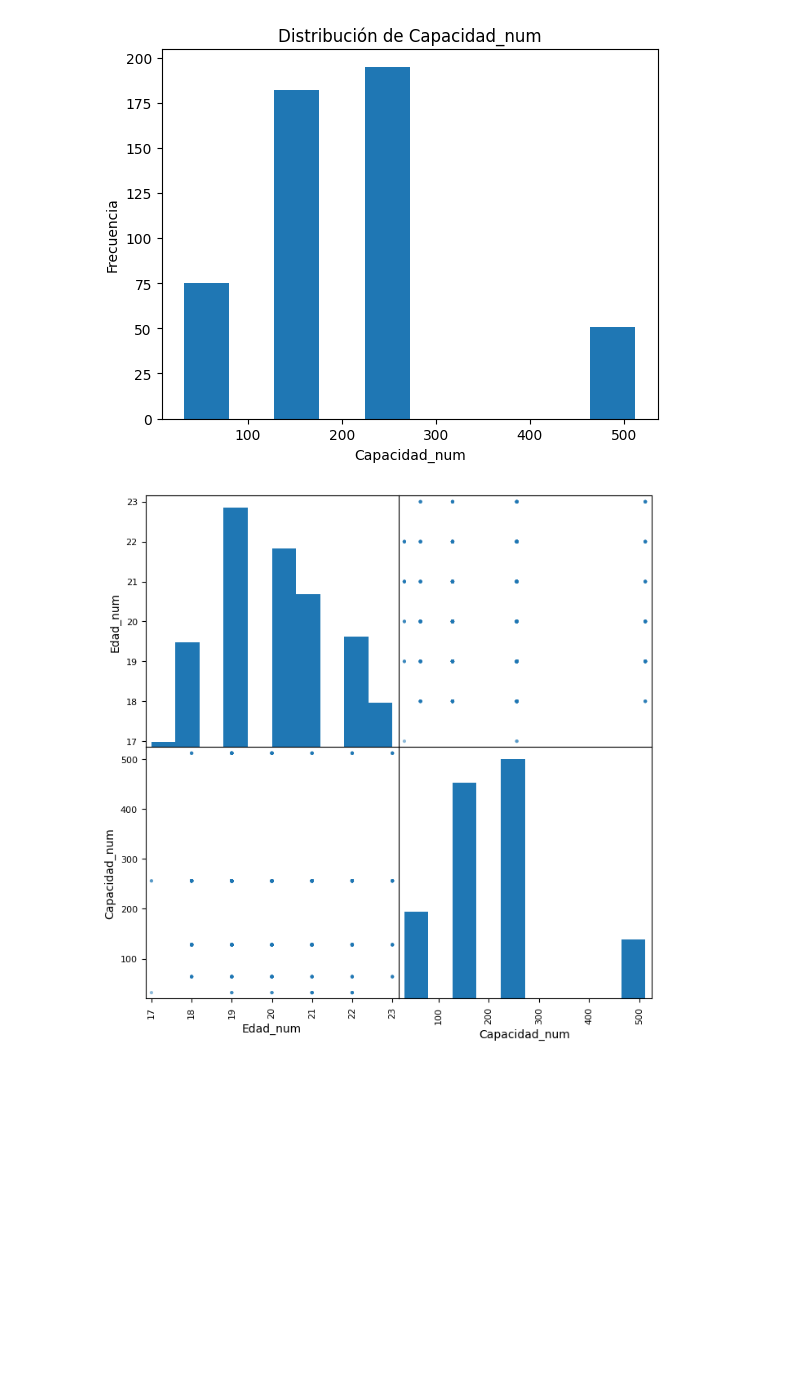
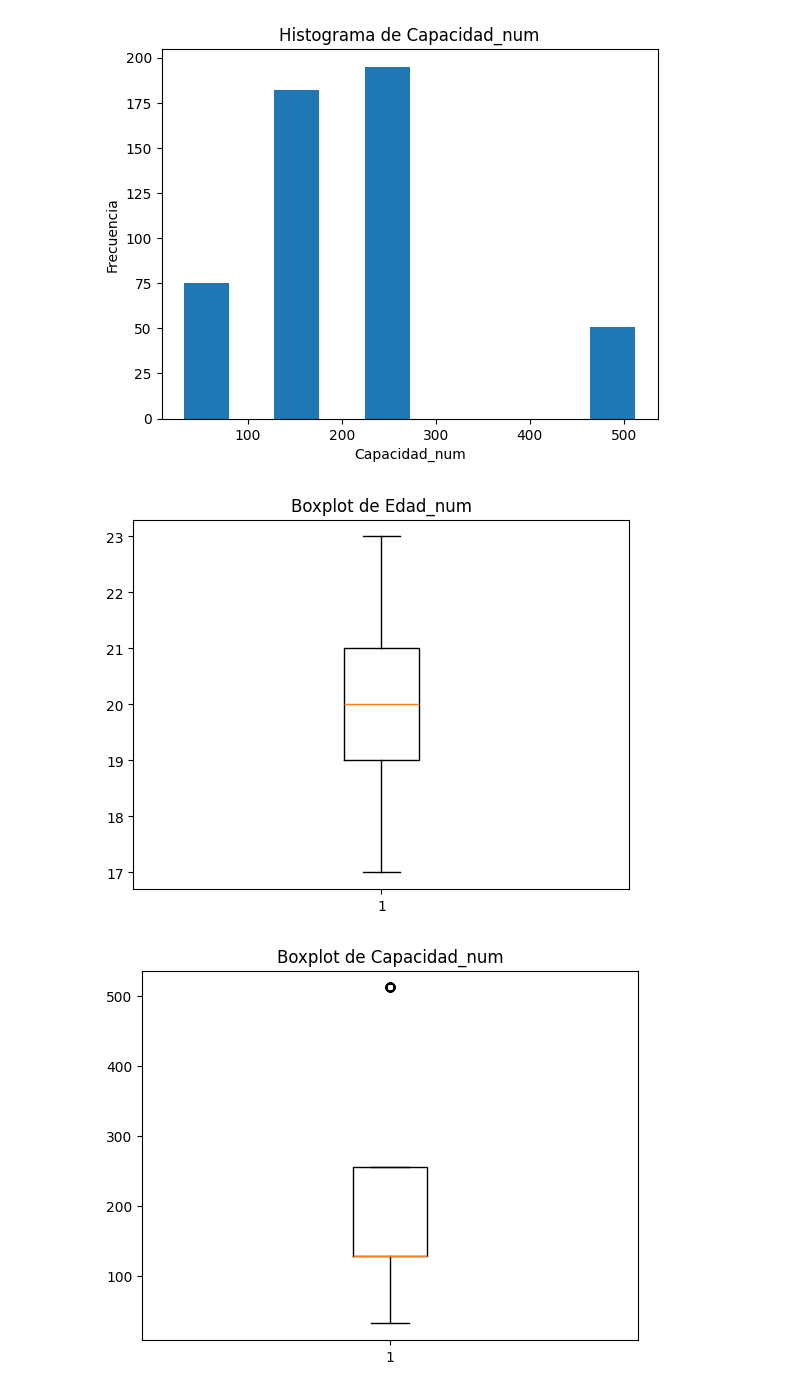
Before and after one commit to diegogh1002/Estadistica, a Jupyter notebook: limpieza.ipynb, the cells around one changed output. Cells and saved outputs as stored; diff of their text form; code cells hidden in the pictures; blank space fills up the shorter version.

```diff
--- a/limpieza.ipynb
+++ b/limpieza.ipynb
@@ -178,13 +103,0 @@ estadisticos
-# %%
-for col in df.columns:
-    print(f"\n===== {col} =====")
-
-    conteo = df[col].value_counts(dropna=False)
-    porcentaje = df[col].value_counts(normalize=True, dropna=False) * 100
-
-    resumen = pd.DataFrame({
-        "Cantidad": conteo,
-        "Porcentaje (%)": porcentaje
-    })
-
-    print(resumen)
@@ -256,15 +105,19 @@ num_df = df[["Edad_num", "Capacidad_num"]]
 for col in num_df.columns:
     plt.figure()
     plt.hist(num_df[col].dropna(), bins=10)
-    plt.title(f"Distribución de {col}")
+    plt.title(f"Histograma de {col}")
     plt.xlabel(col)
     plt.ylabel("Frecuencia")
     plt.show()
 # %% [output]
 [figure]
 [figure]
-# %%
-pd.plotting.scatter_matrix(num_df.dropna(), figsize=(8,8))
-plt.show()
-# %% [output]
-[figure, removed]
+# %%
+for col in num_df.columns:
+    plt.figure()
+    plt.boxplot(num_df[col].dropna())
+    plt.title(f"Boxplot de {col}")
+    plt.show()
+# %% [output]
+[figure, added]
+[figure, added]
```
Also changed, not shown: parts of 20 cells of this notebook.
